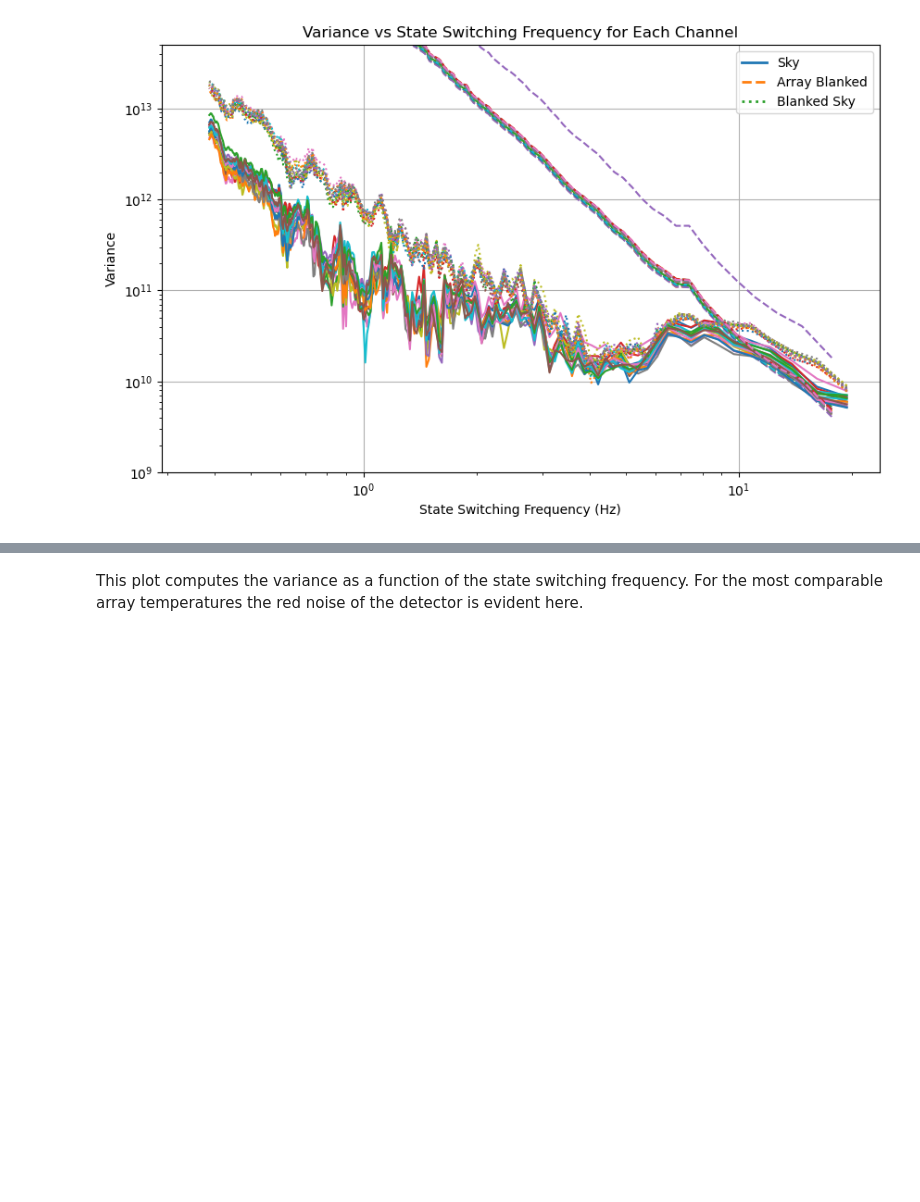
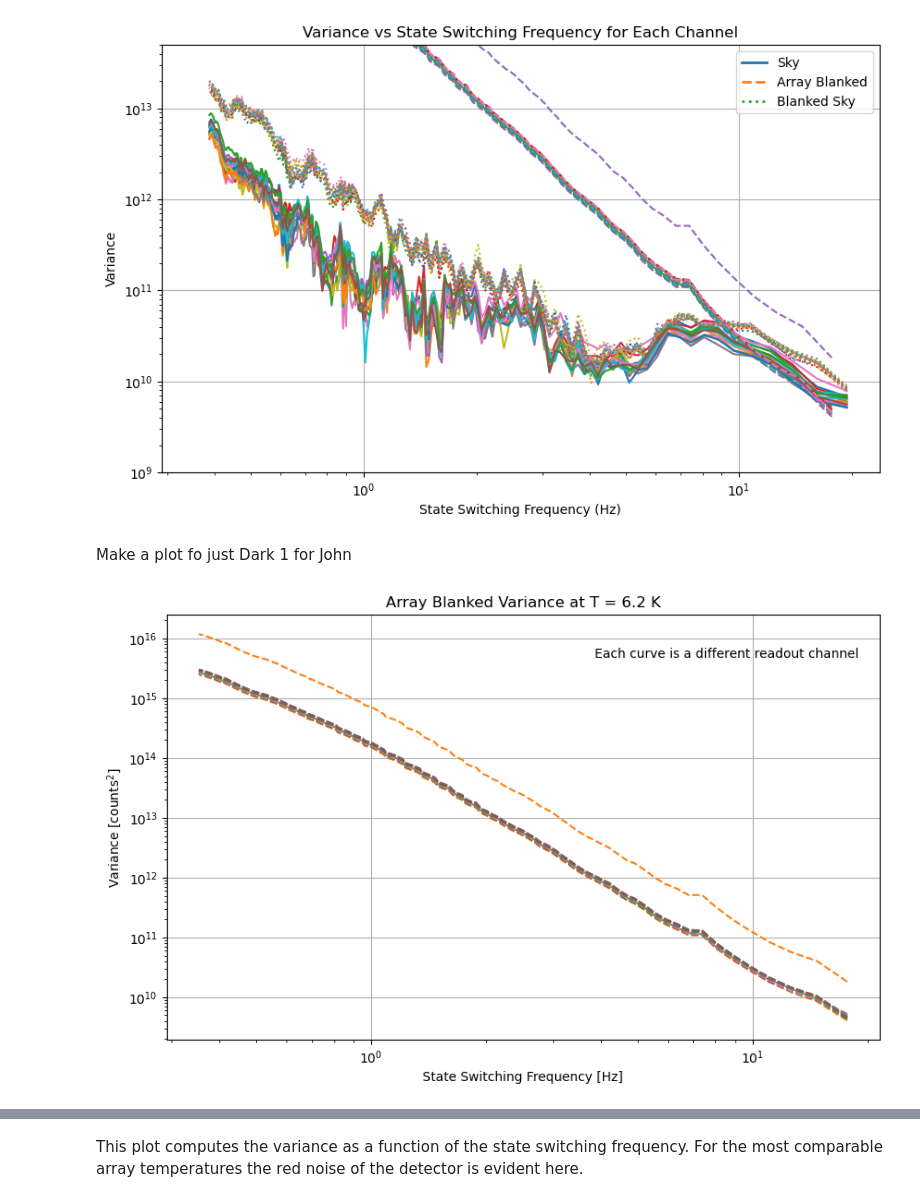
Before and after one commit to chase-urasaki/mirsi_sims, a Jupyter notebook: light_leak_analysis.ipynb, the cells around one changed output, grey strips where cells are left out. Cells and saved outputs as stored; diff of their text form; code cells hidden in the pictures; blank space fills up the shorter version.

```diff
--- a/light_leak_analysis.ipynb
+++ b/light_leak_analysis.ipynb
@@ -104,3 +104,23 @@ plt.grid()
 plt.show()
 # %% [output]
 [figure]
+# %% [markdown]
+Make a plot fo just Dark 1 for John
+# %%
+# Plot of just dark 1
+plt.figure(figsize=(10, 6))
+for channel in range(dark_1_data_channels["channels"].shape[0]):
+    variances_dark_ch = [dark_1_variances[n][channel] for n in COADDS]
+    plt.plot(dark_1_f_state, variances_dark_ch, ls='--')
+plt.xlabel('State Switching Frequency [Hz]')
+plt.ylabel(r'Variance [counts$^2$]')
+plt.title('Array Blanked Variance at T = 6.2 K')
+plt.xscale('log')
+plt.yscale('log')
+#plt.ylim(1e9, 5e13)
+plt.text(0.6, 0.9, 'Each curve is a different readout channel', transform=plt.gca().transAxes)
+plt.grid()
+plt.show()
+# add text saying each curve is a different channel
+# %% [output]
+[figure, added]
```
Also changed, not shown: parts of 8 cells of this notebook, 2 other files.
